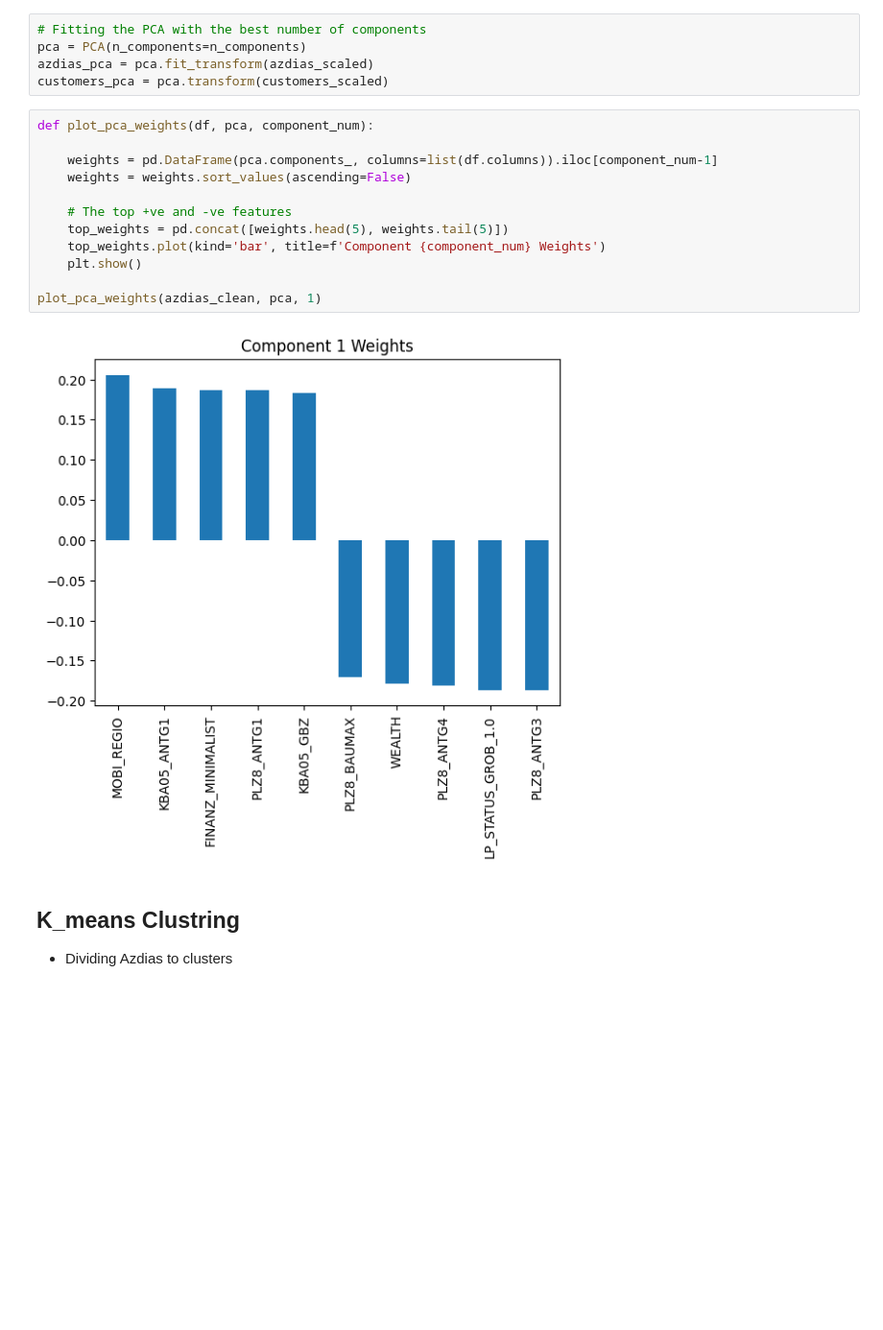
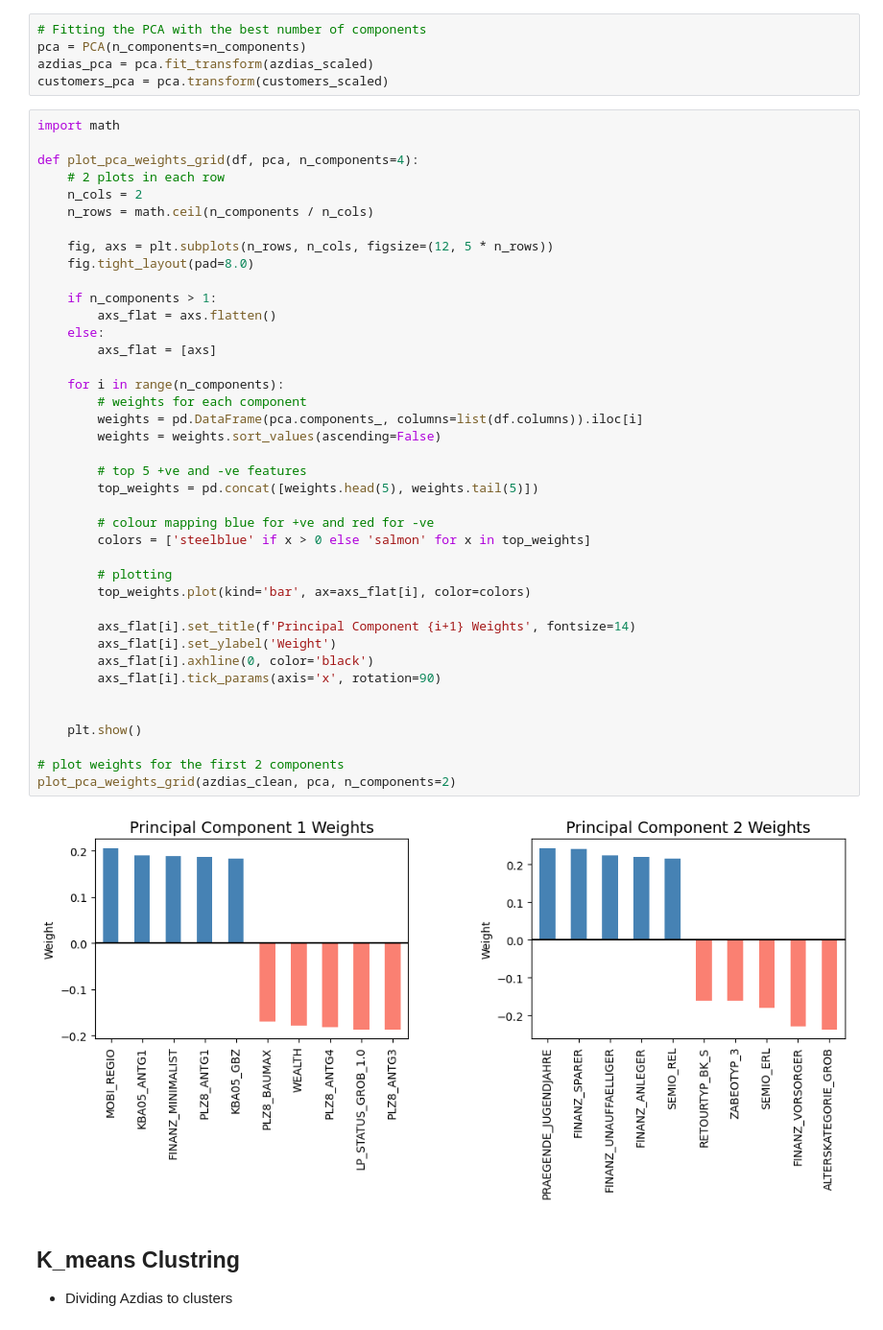
Before and after one commit to mohamed-295/UnsupervisedML_Project, a Jupyter notebook: UnsupervisedML_Project.ipynb, the cells around one changed output. Shown at 96% size. Drawn from its saved outputs; the diff is of its cells as text; blank space fills up the shorter version.

Commit message:
updated the component plot

```diff
--- a/UnsupervisedML_Project.ipynb
+++ b/UnsupervisedML_Project.ipynb
@@ -247,19 +247,47 @@ pca = PCA(n_components=n_components)
 azdias_pca = pca.fit_transform(azdias_scaled)
 customers_pca = pca.transform(customers_scaled)
 # %%
-def plot_pca_weights(df, pca, component_num):
+import math
 
-    weights = pd.DataFrame(pca.components_, columns=list(df.columns)).iloc[component_num-1]
-    weights = weights.sort_values(ascending=False)
+def plot_pca_weights_grid(df, pca, n_components=4):
+    # 2 plots in each row
+    n_cols = 2
+    n_rows = math.ceil(n_components / n_cols)
 
-    # The top +ve and -ve features
-    top_weights = pd.concat([weights.head(5), weights.tail(5)])
-    top_weights.plot(kind='bar', title=f'Component {component_num} Weights')
+    fig, axs = plt.subplots(n_rows, n_cols, figsize=(12, 5 * n_rows))
+    fig.tight_layout(pad=8.0)
+
+    if n_components > 1:
+        axs_flat = axs.flatten()
+    else:
+        axs_flat = [axs]
+
+    for i in range(n_components):
+        # weights for each component
+        weights = pd.DataFrame(pca.components_, columns=list(df.columns)).iloc[i]
+        weights = weights.sort_values(ascending=False)
+
+        # top 5 +ve and -ve features
+        top_weights = pd.concat([weights.head(5), weights.tail(5)])
+
+        # colour mapping blue for +ve and red for -ve
+        colors = ['steelblue' if x > 0 else 'salmon' for x in top_weights]
+
+        # plotting
+        top_weights.plot(kind='bar', ax=axs_flat[i], color=colors)
+
+        axs_flat[i].set_title(f'Principal Component {i+1} Weights', fontsize=14)
+        axs_flat[i].set_ylabel('Weight')
+        axs_flat[i].axhline(0, color='black')
+        axs_flat[i].tick_params(axis='x', rotation=90)
+
+
     plt.show()
 
-plot_pca_weights(azdias_clean, pca, 1)
+# plot weights for the first 2 components
+plot_pca_weights_grid(azdias_clean, pca, n_components=2)
 # %% [output]
-[figure, old version]
+[figure, new version]
 # %% [markdown]
 ## K_means Clustring
  * Dividing Azdias to clusters
```
Also changed, not shown: parts of 6 cells of this notebook.
